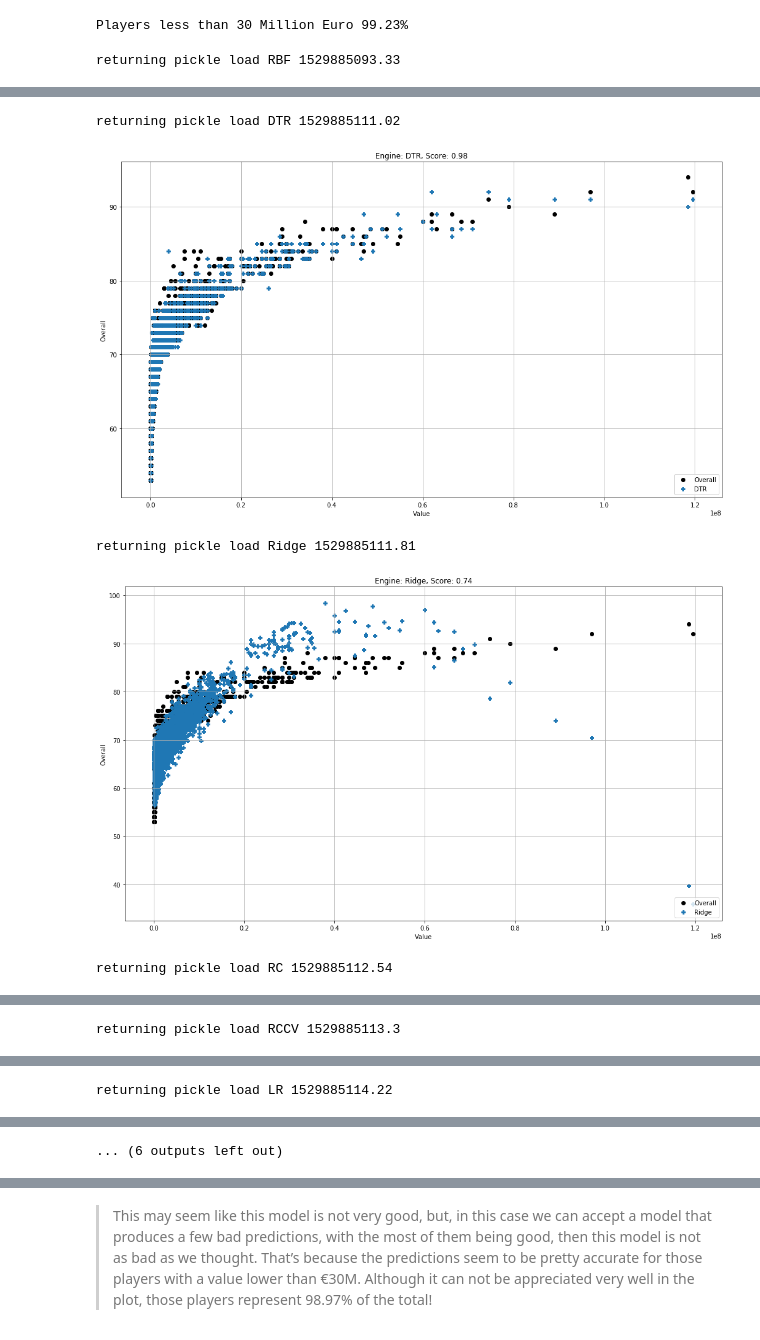
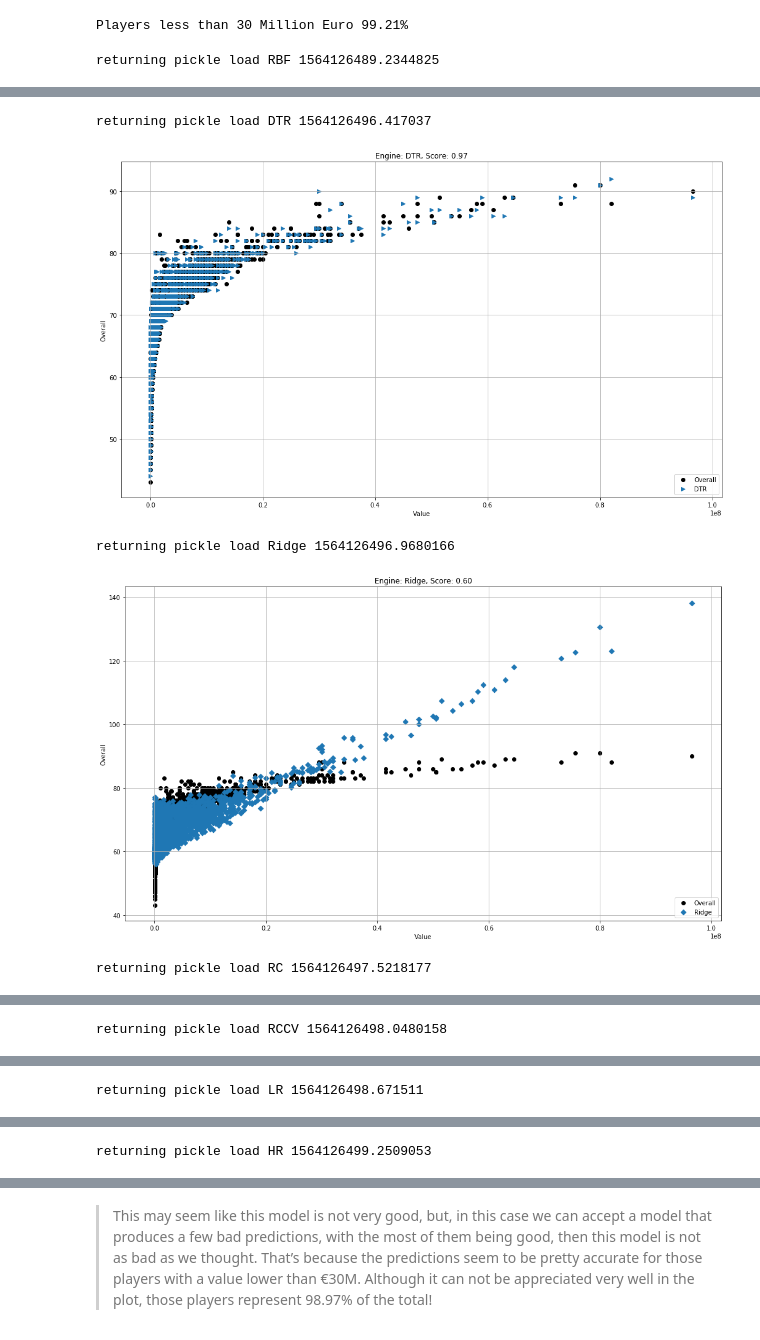
Before and after one commit to saidsef/ff18, a Jupyter notebook: ff18-ml.ipynb, the cells around one changed output, grey strips where cells are left out. Saved outputs shown, nothing was run; the diff lists cells and outputs as text; code cells hidden in the pictures.

Commit message:
updated data and models

```diff
--- a/ff18-ml.ipynb
+++ b/ff18-ml.ipynb
@@ -23,7 +23,7 @@ def add_squared_col(X):
 marker = ['^','<','>','*','D','P']
 # %%
 col_types = {'Age': np.int32, 'Potential': np.int32, 'Overall': np.int32}
-ff18 = pd.read_csv('data/CompleteDataset.csv', usecols=['Name', 'Nationality', 'Club', 'Photo', 'Value', 'Age', 'Wage', 'Potential', 'Overall', 'Finishing', 'Penalties', 'Aggression', 'Crossing', 'Stamina', 'Dribbling'], dtype=col_types)
+ff18 = pd.read_csv('data/Dataset.csv', usecols=['Name', 'Nationality', 'Club', 'Photo', 'Value', 'Age', 'Wage', 'Potential', 'Overall', 'Finishing', 'Penalties', 'Aggression', 'Crossing', 'Stamina', 'Dribbling'], dtype=col_types)
 # %%
 def finishing(s):
     try:
@@ -151,15 +151,18 @@ ytest = test[['Overall']]
 # %%
 print("Players less than 30 Million Euro {:.2f}%".format(test.loc[test.ValueNum <= 30000000].ValueNum.count().astype('float') / test.ValueNum.count().astype('float') * 100))
 # %% [output]
-Players less than 30 Million Euro 99.23%
+Players less than 30 Million Euro 99.21%
 # %%
 def pickeling(name, engine):
     pickle.HIGHEST_PROTOCOL
     f = "./pkl/{}.pickle".format(name).lower()
     if os.path.isfile(f):
-        p = open(f, "rb")
+        with open(f, "rb") as fh:
+            u = pickle._Unpickler(fh)
+            u.encoding = 'latin1'
+            p = u.load()
         print("returning pickle load {} {}".format(name, time()))
-        return pickle.load(p)
+        return p
     else:
         print("building clf {} {}".format(name, time()))
         clf = make_pipeline(StandardScaler(), FunctionTransformer(add_squared_col), engine)
@@ -182,8 +185,6 @@ engines  = [('RBF', svm.SVR(kernel='rbf', gamma=1e-3, C=100, epsilon=0.1)),
            ('RC', RidgeClassifier()),
            ('RCCV', RidgeClassifierCV()),
            ('LR', LinearRegression(normalize=True)),
-           ('PAC', PassiveAggressiveClassifier()),
-           ('PAR', PassiveAggressiveRegressor()),
            ('HR', HuberRegressor(alpha=1.3, epsilon=4.4, tol=1e-4))]
 for name, engine in engines:
 #     clf = make_pipeline(StandardScaler(), FunctionTransformer(add_squared_col), engine)
@@ -209,4 +210,4 @@ for name, engine in engines:
     plt.show()
     i += 1
 # %% [output]
-returning pickle load RBF 1529885093.33
+returning pickle load RBF 1564126489.2344825
@@ -214,5 +215,5 @@ returning pickle load RBF 1529885093.33
-returning pickle load DTR 1529885111.02
+returning pickle load DTR 1564126496.417037
-[figure, old version]
+[figure, new version]
-returning pickle load Ridge 1529885111.81
+returning pickle load Ridge 1564126496.9680166
-[figure, old version]
+[figure, new version]
-returning pickle load RC 1529885112.54
+returning pickle load RC 1564126497.5218177
@@ -220 +221 @@ returning pickle load RC 1529885112.54
-returning pickle load RCCV 1529885113.3
+returning pickle load RCCV 1564126498.0480158
@@ -222 +223 @@ returning pickle load RCCV 1529885113.3
-returning pickle load LR 1529885114.22
+returning pickle load LR 1564126498.671511
@@ -224 +225 @@ returning pickle load LR 1529885114.22
-... (6 outputs left out)
+returning pickle load HR 1564126499.2509053
```
Also changed, not shown: parts of 15 cells of this notebook, 18 other files.
